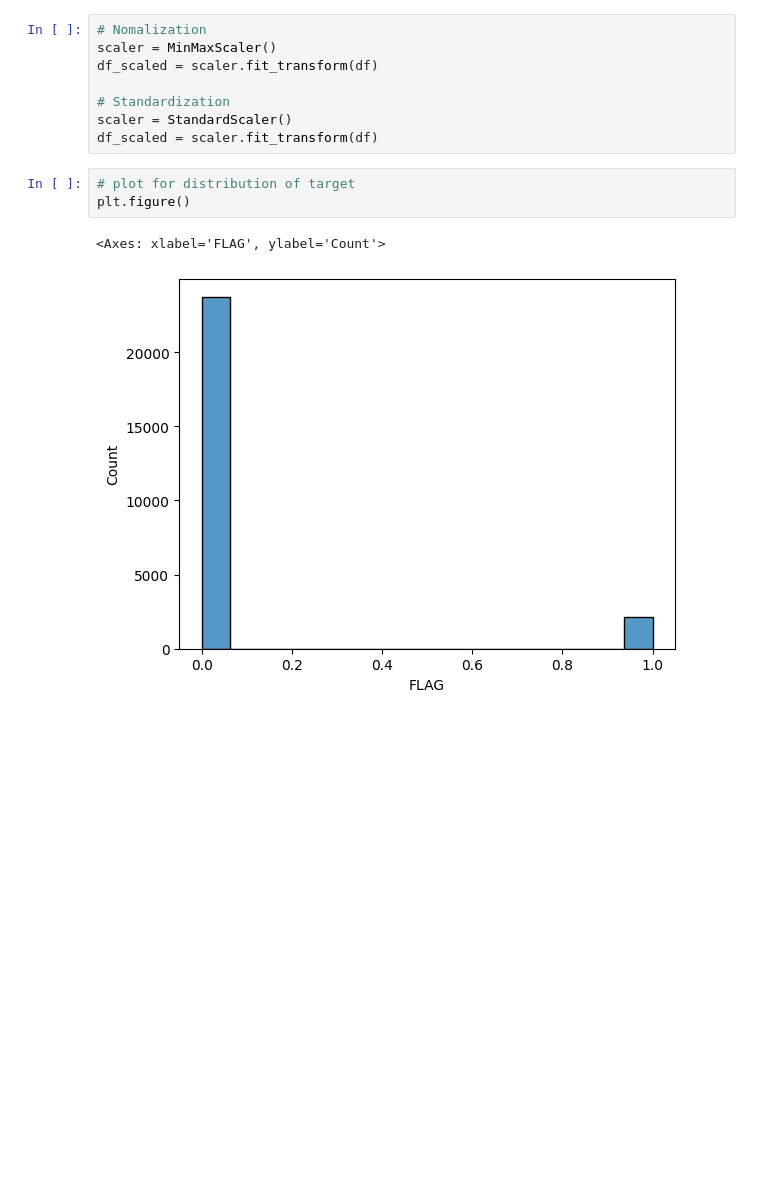
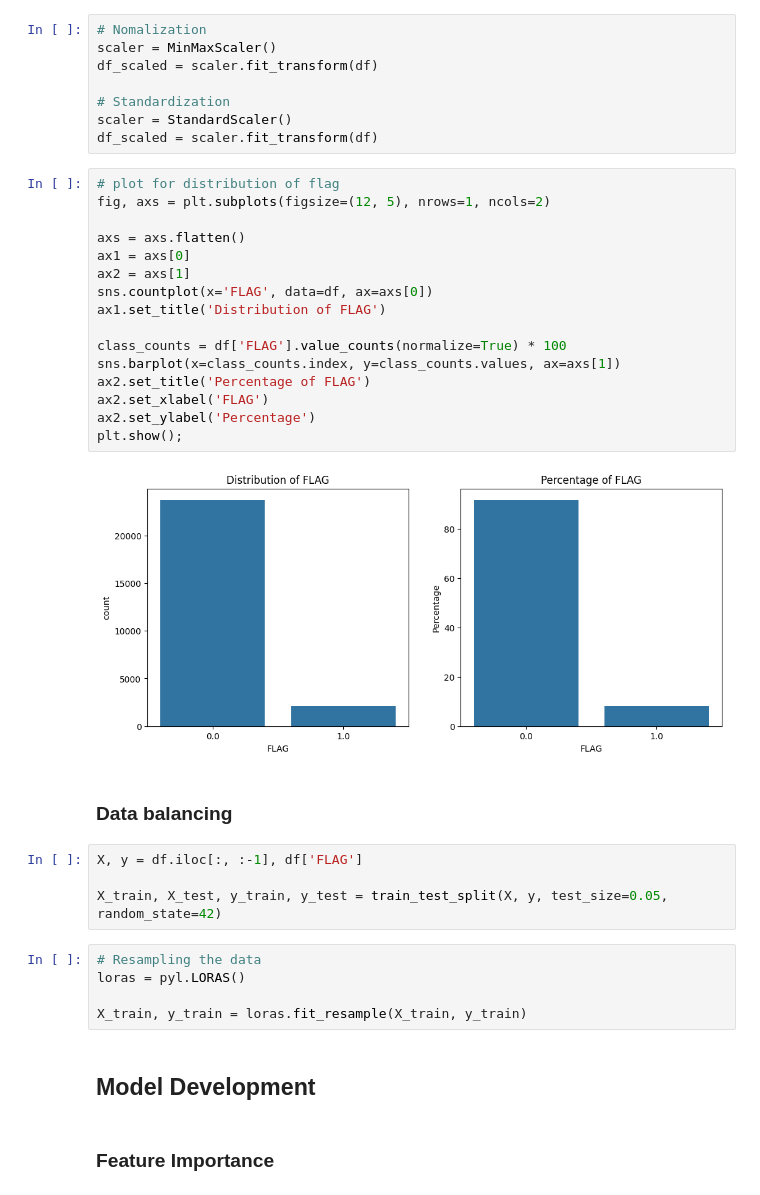
Before and after one commit to shawal-mbalire/a2sv, a Jupyter notebook: models.ipynb, the cells around one changed output. Saved outputs shown, nothing was run; the diff lists cells and outputs as text; blank space fills up the shorter version.

```diff
--- a/models.ipynb
+++ b/models.ipynb
@@ -110,9 +112,36 @@ df_scaled = scaler.fit_transform(df)
 # Standardization
 scaler = StandardScaler()
 df_scaled = scaler.fit_transform(df)
-# %%
-# plot for distribution of target
-plt.figure()
-# %% [output]
-<Axes: xlabel='FLAG', ylabel='Count'>
-[figure, removed]
+# %%
+# plot for distribution of flag
+fig, axs = plt.subplots(figsize=(12, 5), nrows=1, ncols=2)
+
+axs = axs.flatten()
+ax1 = axs[0]
+ax2 = axs[1]
+sns.countplot(x='FLAG', data=df, ax=axs[0])
+ax1.set_title('Distribution of FLAG')
+
+class_counts = df['FLAG'].value_counts(normalize=True) * 100
+sns.barplot(x=class_counts.index, y=class_counts.values, ax=axs[1])
+ax2.set_title('Percentage of FLAG')
+ax2.set_xlabel('FLAG')
+ax2.set_ylabel('Percentage')
+plt.show();
+# %% [output]
+[figure, added]
+# %% [markdown]
+### Data balancing
+# %%
+X, y = df.iloc[:, :-1], df['FLAG']
+
+X_train, X_test, y_train, y_test = train_test_split(X, y, test_size=0.05, random_state=42)
+# %%
+# Resampling the data
+loras = pyl.LORAS()
+
+X_train, y_train = loras.fit_resample(X_train, y_train)
+# %% [markdown]
+## Model Development
+# %% [markdown]
+### Feature Importance
```
Also changed, not shown: parts of 10 cells of this notebook.
